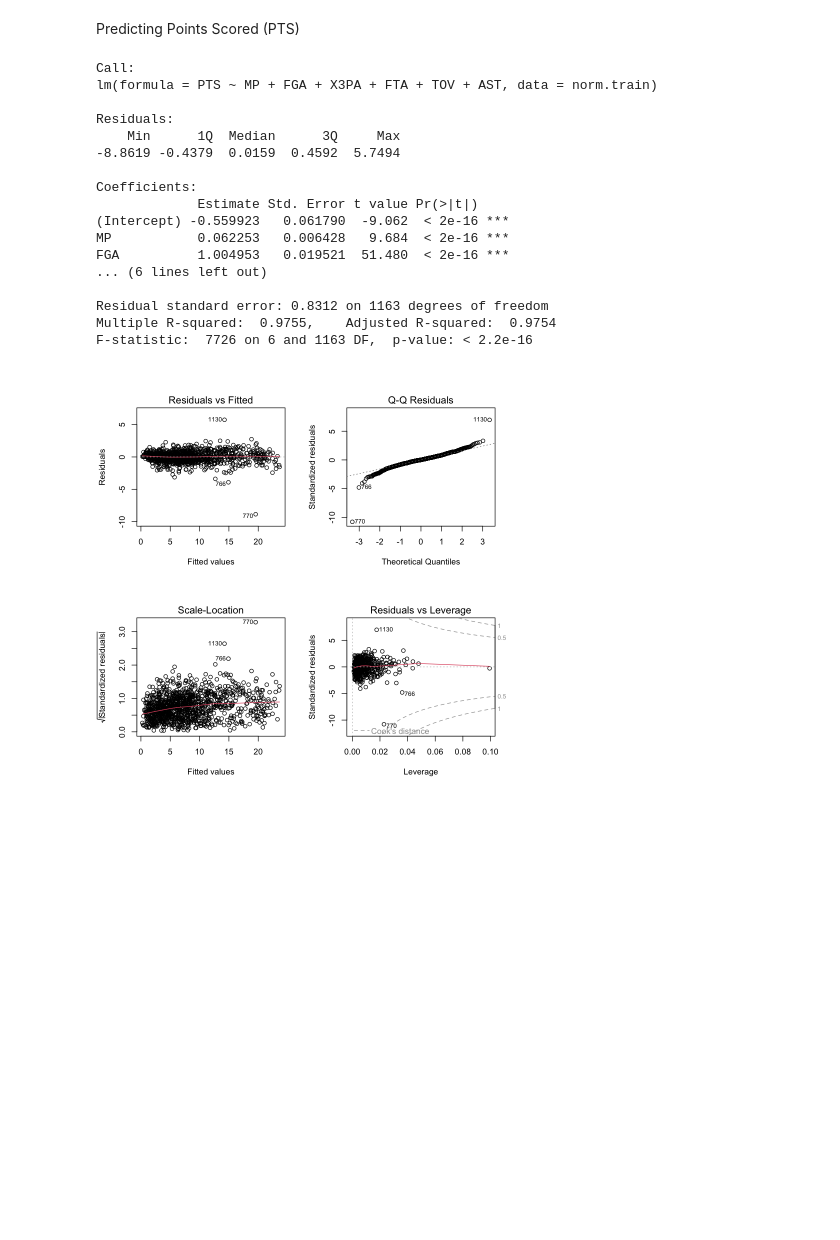
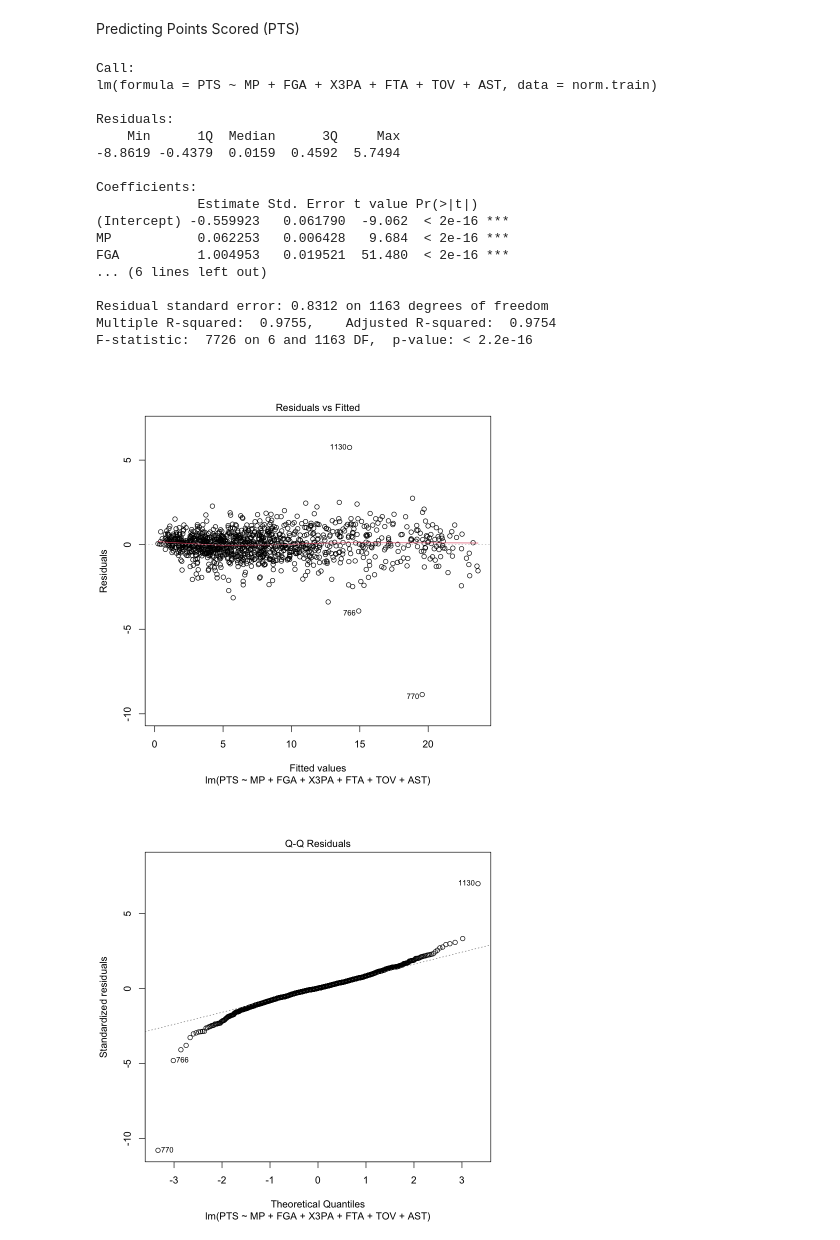
Before and after one commit to prnv19/NBA-Analytics-Using-R, a Jupyter notebook: LinearRegression.ipynb, the cells around one changed output. Drawn from its saved outputs; the diff is of its cells as text; code cells hidden in the pictures; blank space fills up the shorter version.

```diff
--- a/LinearRegression.ipynb
+++ b/LinearRegression.ipynb
@@ -74,24 +77,25 @@ Predicting Points Scored (PTS)
 # %%
 mod2 = lm(PTS ~ MP + FGA + X3PA + FTA + TOV + AST, data = norm.train)
 summary(mod2)
-par(mfrow = c(2, 2))
+# par(mfrow = c(2, 2))
 plot(mod2)
 # %% [output]
 Call:
 lm(formula = PTS ~ MP + FGA + X3PA + FTA + TOV + AST, data = norm.train)
 
 Residuals:
     Min      1Q  Median      3Q     Max
 -8.8619 -0.4379  0.0159  0.4592  5.7494
 
 Coefficients:
              Estimate Std. Error t value Pr(>|t|)
 (Intercept) -0.559923   0.061790  -9.062  < 2e-16 ***
 MP           0.062253   0.006428   9.684  < 2e-16 ***
 FGA          1.004953   0.019521  51.480  < 2e-16 ***
 ... (6 lines left out)
 
 Residual standard error: 0.8312 on 1163 degrees of freedom
 Multiple R-squared:  0.9755,    Adjusted R-squared:  0.9754
 F-statistic:  7726 on 6 and 1163 DF,  p-value: < 2.2e-16
-[figure, old version]
+[figure, new version]
+[figure, added]
```
Also changed, not shown: parts of 2 cells of this notebook.
